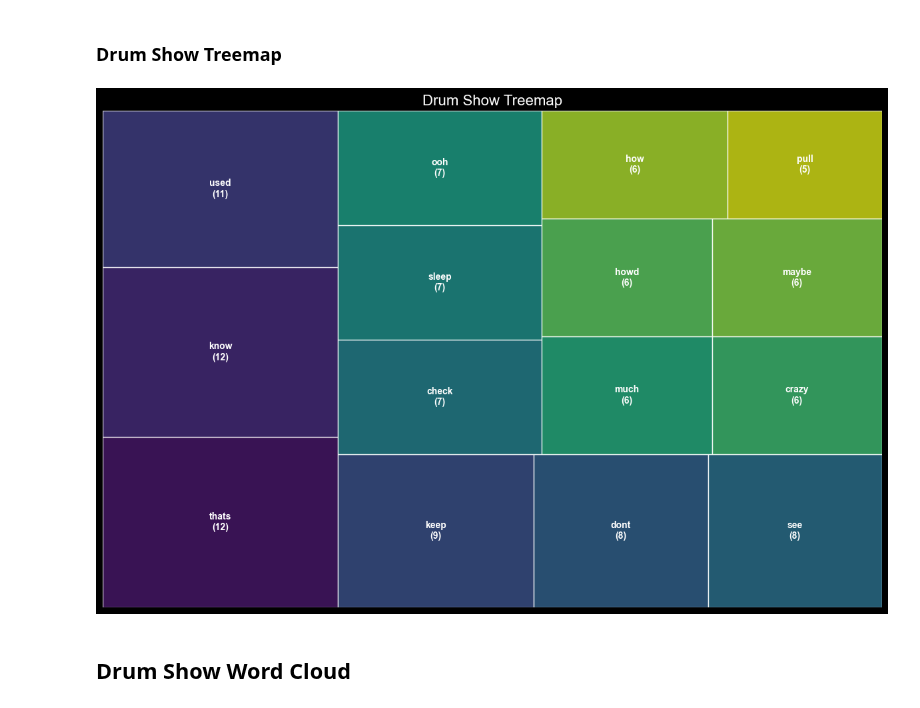
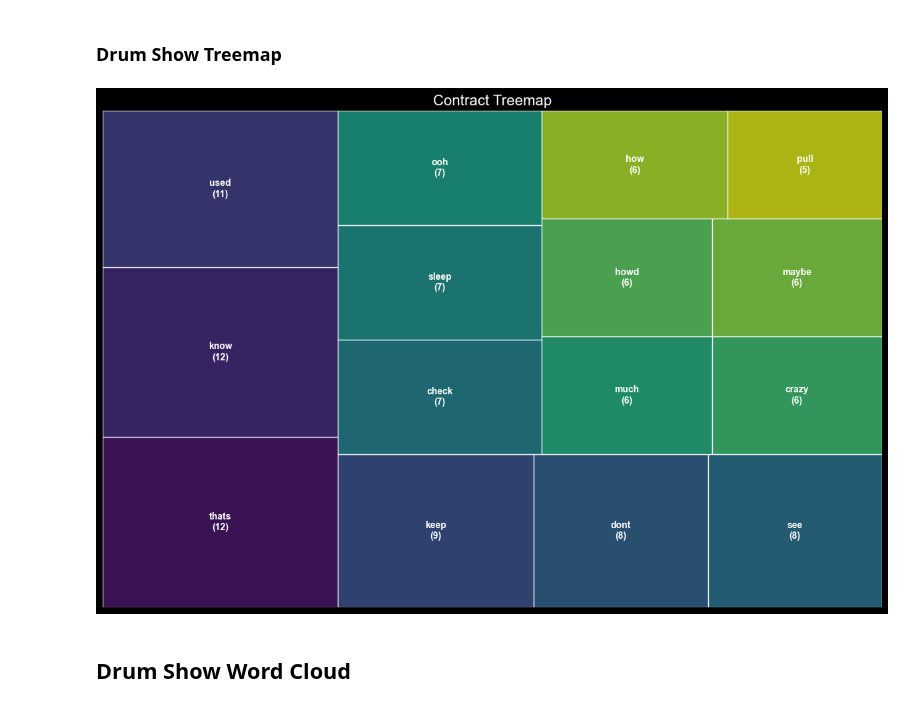
Before and after one commit to MeredithClikkie/torchbearerlab.github.io, a Jupyter notebook: Contract.ipynb, the cells around one changed output. Cells and saved outputs as stored; diff of their text form; code cells hidden in the pictures.

```diff
--- a/Contract.ipynb
+++ b/Contract.ipynb
@@ -215,34 +215,34 @@ plt.show()
 # %%
 # 1. Prepare your data (from your existing Counter object)
 df_counts = pd.DataFrame(counts.most_common(15), columns=['Word', 'Count'])
 
 # 2. Create the plot
 plt.figure(figsize=(12, 8))
 
 # Define colors (using a nice Seaborn palette)
 colors = sns.color_palette('viridis', len(df_counts))
 
 # Create labels that include the word and the count
 labels = [f"{row['Word']}\n({row['Count']})" for i, row in df_counts.iterrows()]
 
 # 3. Draw the Treemap
 squarify.plot(
     sizes=df_counts['Count'],
     label=labels,
     color=colors,
     alpha=0.8,
     text_kwargs={'fontsize': 10, 'fontweight': 'bold'}
 )
 
 # 4. Styling
-plt.title('Drum Show Treemap', fontsize=16)
+plt.title('Contract Treemap', fontsize=16)
 plt.axis('off') # Treemaps don't need axes
 
 plt.tight_layout()
-plt.savefig('drum_show_treemap.png')
+plt.savefig('contract_treemap.png')
 plt.show()
 # %% [output]
-[figure, old version]
+[figure, new version]
 # %% [markdown]
 ## Drum Show Word Cloud
 # %%
```
Also changed, not shown: parts of 11 cells of this notebook, 1 other file.
